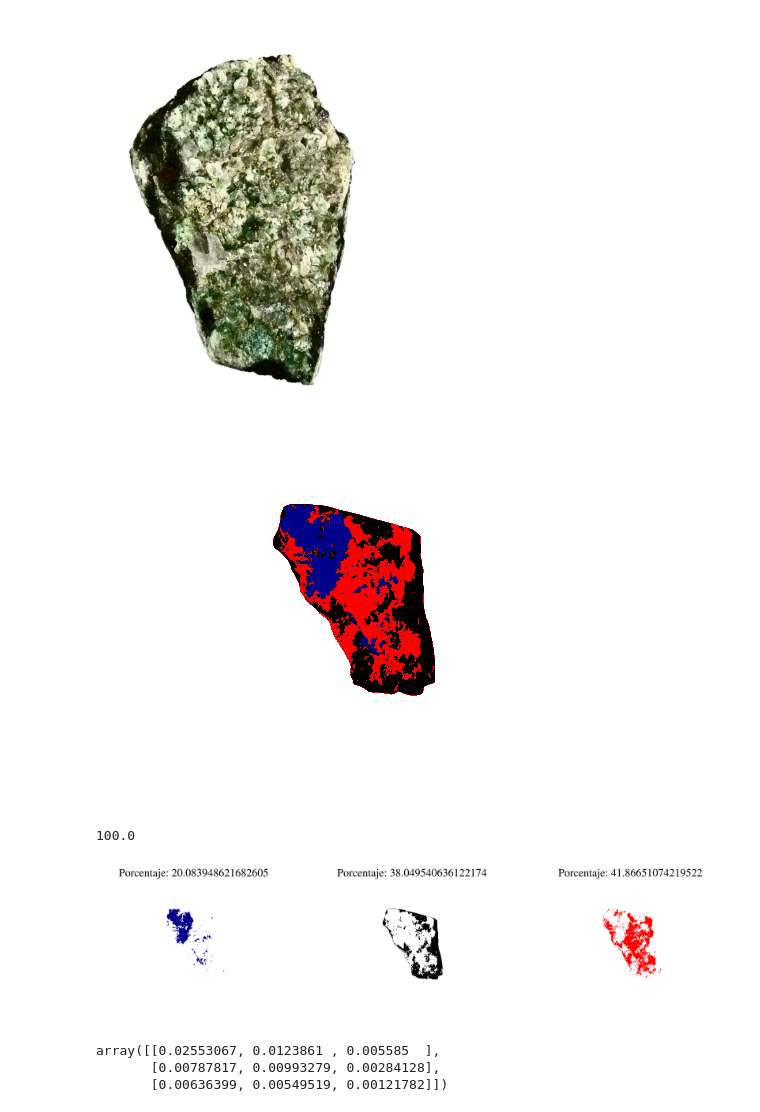
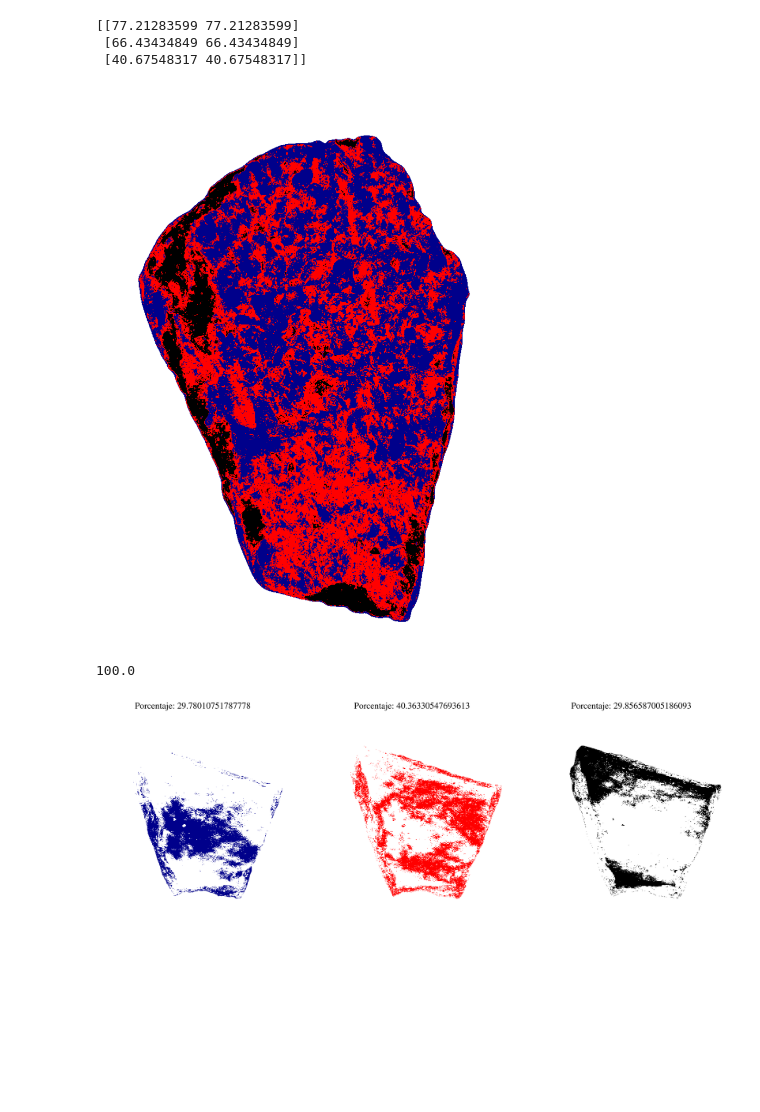
Before and after one commit to Andress11/HSIA-CJades, a Jupyter notebook: Jades.ipynb, the cells around one changed output. Cells and saved outputs as stored; diff of their text form; code cells hidden in the pictures; blank space fills up the shorter version.

```diff
--- a/Jades.ipynb
+++ b/Jades.ipynb
@@ -13,7 +13,8 @@ import pandas as pd
 plt.rcParams["font.family"] = "Nimbus Roman"
 plt.rcParams["font.serif"] = "Nimbus Roman"
 # %%
-jImg = Image('imgs/M2.jpg')
+M = 'M1'
+jImg = Image(f'imgs/{M}.jpg')
 nJimg, wMean, bMask = jImg.RGB_Normalization()
 plt.imshow(nJimg)
 plt.axis('off')
@@ -23,18 +23,0 @@ plt.show()
-# %%
-Img = cv2.bitwise_and(jImg.features['array'],jImg.features['array'],mask = bMask)
-Img = cv2.GaussianBlur((nJimg*255).astype(np.uint8), (1,1),0)
-nLab = cv2.cvtColor(Img,cv2.COLOR_RGB2LAB)
-LImg, aImg, bImg = cv2.split(nLab)
-eqL = cv2.equalizeHist(LImg)
-LabEq = cv2.merge((eqL,aImg,bImg))
-EQImg = cv2.cvtColor(LabEq,cv2.COLOR_LAB2RGB)
-plt_img = np.ones_like(EQImg)*255
-plt_img[bMask != 0] = EQImg[bMask != 0]
-
-#plt.figure(figsize = (10,8),dpi = 300)
-#plt.imshow(jImg.features['array'])
-plt.imshow(plt_img)
-plt.axis('off')
-plt.show()
-# %% [output]
-[figure, removed]
@@ -58,27 +24,33 @@ plt.show()
 # %%
 pColor = Color(nJimg).Lab
 LImg, aImg, bImg = cv2.split(pColor)
 rows, columns = LImg.shape
 
-data = np.column_stack((LImg[bMask != 0],aImg[bMask != 0],bImg[bMask != 0]))
+data = np.column_stack((LImg[bMask != 0],LImg[bMask != 0]))
 kmeans = KMeans(n_clusters = 3, init="k-means++",random_state=0,n_init=10)
 kmeans.fit(data)
 cls = np.sort(kmeans.cluster_centers_)
 
 rMask = np.ones_like(LImg)*3
 rMask[bMask != 0] = kmeans.labels_
 
-colors = ['darkblue','black','red', 'white']
+colors = ['black','red','darkblue', 'white']
+colors = ['darkblue','red','black', 'white']
+#colors = ['darkblue','black','red', 'white']
 cmap = ListedColormap(colors)
+print(cls)
 
-#plt.figure(figsize = (10,8),dpi = 300)
+#plt.figure(figsize = (10,8),dpi = 600)
 plt.imshow(rMask, cmap)
 plt.axis('off')
 plt.show()
 # %% [output]
+[[77.21283599 77.21283599]
+ [66.43434849 66.43434849]
+ [40.67548317 40.67548317]]
-[figure, old version]
+[figure, new version]
 # %%
-plt.figure(figsize = (12,5), dpi= 600)
+plt.figure(figsize = (15,10), dpi= 600)
 total_ = 0
 
 data = []
@@ -116,5 +88,5 @@ print(total_)
 plt.show()
 # %% [output]
 100.0
-[figure, old version]
+[figure, new version]
 # %%
@@ -124,16 +97,6 @@ with pd.ExcelWriter('datos_M2_.xlsx') as writer:
     for i,s in enumerate(data):
         df = pd.DataFrame(s,index = ('L','a','b'))
         df.to_excel(writer,sheet_name = samples[i])
-# %%
-mse = np.array([i['mse'] for i in data])
-n = np.array([i['size_n'] for i in data])
-var = np.array([i['var'] for i in data])
-
-mse*100
-# %% [output]
-array([[0.02553067, 0.0123861 , 0.005585  ],
-       [0.00787817, 0.00993279, 0.00284128],
-       [0.00636399, 0.00549519, 0.00121782]])
 # %%
 cData = [LImg, aImg, bImg]
 sheet_names = ['L','a','b']
```
Also changed, not shown: parts of 18 cells of this notebook.
